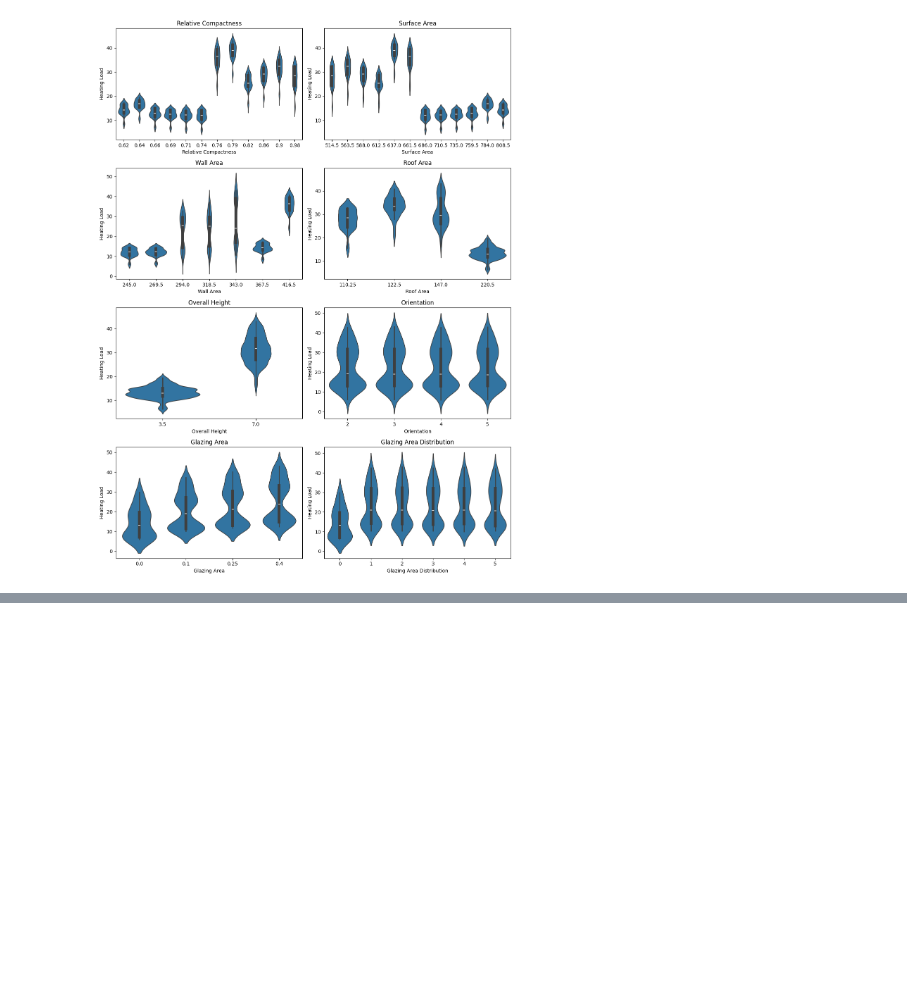
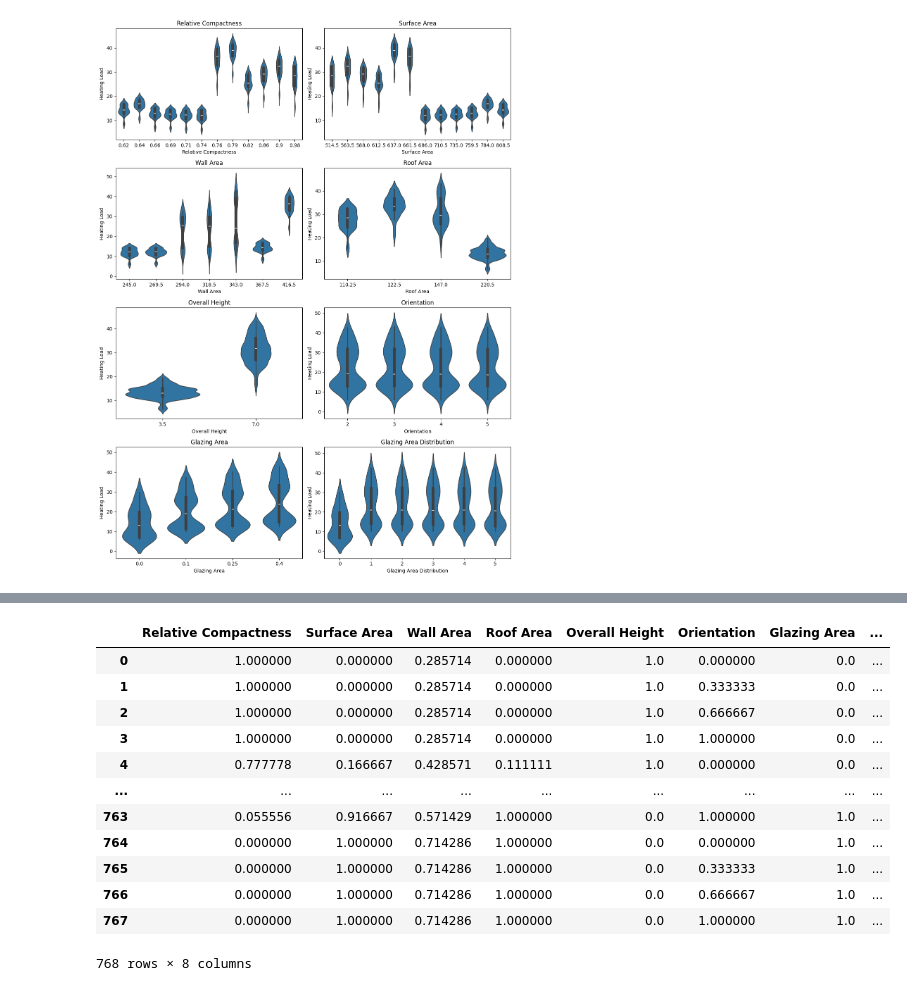
Before and after one commit to matcze/energy_efficient, a Jupyter notebook: energy_efficient.ipynb, the cells around one changed output, grey strips where cells are left out. Saved outputs shown, nothing was run; the diff lists cells and outputs as text; code cells hidden in the pictures; blank space fills up the shorter version.

```diff
--- a/energy_efficient.ipynb
+++ b/energy_efficient.ipynb
@@ -117,0 +128,5 @@ As we can see on the heatmap, there is no correlation between "Heating Load" and
+# %%
+scaler = MinMaxScaler()
+# %%
+dataset_scaledd = dataset.iloc[:,:-2]
+dataset_scaledd
@@ -117,0 +147,18 @@ As we can see on the heatmap, there is no correlation between "Heating Load" and
+# %%
+scaled_values = scaler.fit_transform(dataset_scaledd)
+dataset_scaled = pd.DataFrame(scaled_values, columns=dataset_scaledd.columns)
+dataset_scaled
+# %% [output]
+|  | Relative Compactness | Surface Area | Wall Area | Roof Area | Overall Height | Orientation | Glazing Area | ... |
+| 0 | 1.000000 | 0.000000 | 0.285714 | 0.000000 | 1.0 | 0.000000 | 0.0 | ... |
+| 1 | 1.000000 | 0.000000 | 0.285714 | 0.000000 | 1.0 | 0.333333 | 0.0 | ... |
+| 2 | 1.000000 | 0.000000 | 0.285714 | 0.000000 | 1.0 | 0.666667 | 0.0 | ... |
+| 3 | 1.000000 | 0.000000 | 0.285714 | 0.000000 | 1.0 | 1.000000 | 0.0 | ... |
+| 4 | 0.777778 | 0.166667 | 0.428571 | 0.111111 | 1.0 | 0.000000 | 0.0 | ... |
+| ... | ... | ... | ... | ... | ... | ... | ... | ... |
+| 763 | 0.055556 | 0.916667 | 0.571429 | 1.000000 | 0.0 | 1.000000 | 1.0 | ... |
+| 764 | 0.000000 | 1.000000 | 0.714286 | 1.000000 | 0.0 | 0.000000 | 1.0 | ... |
+| 765 | 0.000000 | 1.000000 | 0.714286 | 1.000000 | 0.0 | 0.333333 | 1.0 | ... |
+| 766 | 0.000000 | 1.000000 | 0.714286 | 1.000000 | 0.0 | 0.666667 | 1.0 | ... |
+| 767 | 0.000000 | 1.000000 | 0.714286 | 1.000000 | 0.0 | 1.000000 | 1.0 | ... |
+768 rows × 8 columns
```
Also changed, not shown: parts of 25 cells of this notebook.
